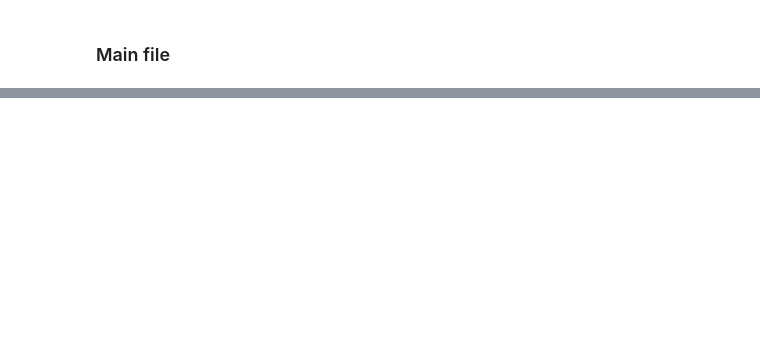
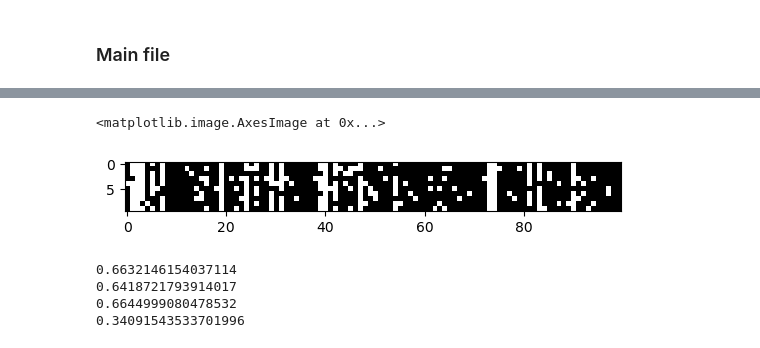
Before and after one commit to danvdm/spikingdentategyrus, a Jupyter notebook: scripts/main.ipynb, the cells around one changed output, grey strips where cells are left out. Drawn from its saved outputs; the diff is of its cells as text; code cells hidden in the pictures; blank space fills up the shorter version.

```diff
--- a/scripts/main.ipynb
+++ b/scripts/main.ipynb
@@ -15,3 +39,27 @@ mnist_data = load_mnist_data(n_samples = n_samples, min_p = .00001, max_p = .98,
+# %%
+variation_prototype = 0.2       # percentage of bits that are flipped
+stimulus_length = 100           # length of the pattern
+n_prototypes = 5                # number of prototypes
+n_per_prototype = 10           # number of variations per prototype
+plot_prototype = 4              # index of the prototype to plot
+replication_variation = 0.1     # percentage of bits that are flipped in the replication
+
+prototypes = generate_prototypes(n_prototypes, variation_prototype, stimulus_length)
+variations, original = generate_prototype_variations(prototypes, n_per_prototype, replication_variation)
+imshow(np.append(prototypes[plot_prototype], variations[(plot_prototype * n_per_prototype):((plot_prototype * n_per_prototype) - 1 + n_per_prototype)]).reshape(n_per_prototype, stimulus_length), cmap='gray')
+# %% [output]
+<matplotlib.image.AxesImage at 0x...>
+[figure, added]
+# %%
+print(average_cosine_similarity(variations[0:10]))
+print(average_cosine_similarity(variations[10:20]))
+print(average_cosine_similarity(variations[20:30]))
+print(average_cosine_similarity(variations))
+# %% [output]
+0.6632146154037114
+0.6418721793914017
+0.6644999080478532
+0.34091543533701996
 # %%
 # heun method takes 30s for t_sim = dcmt*t_ref*100
 # euler takes less time
```
Also changed, not shown: parts of 11 cells of this notebook, 12 other files.
